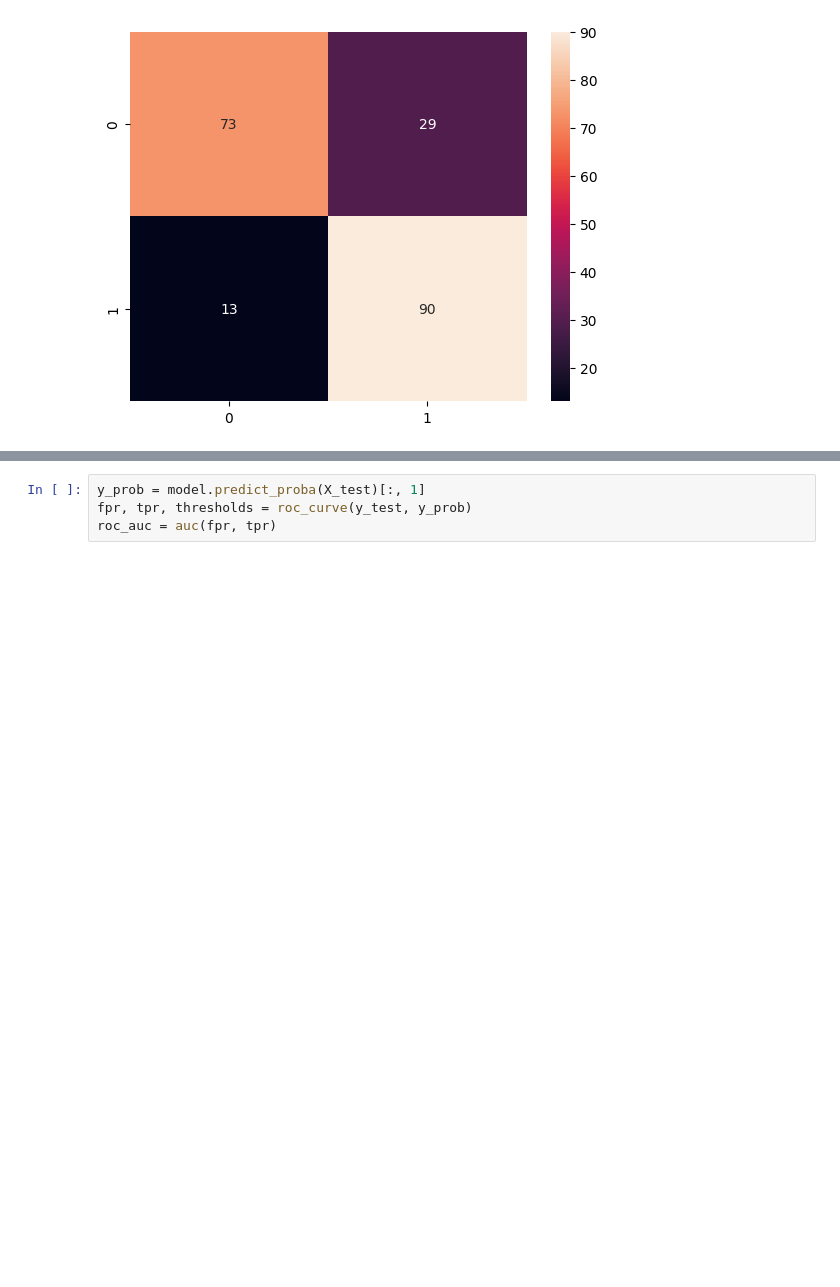
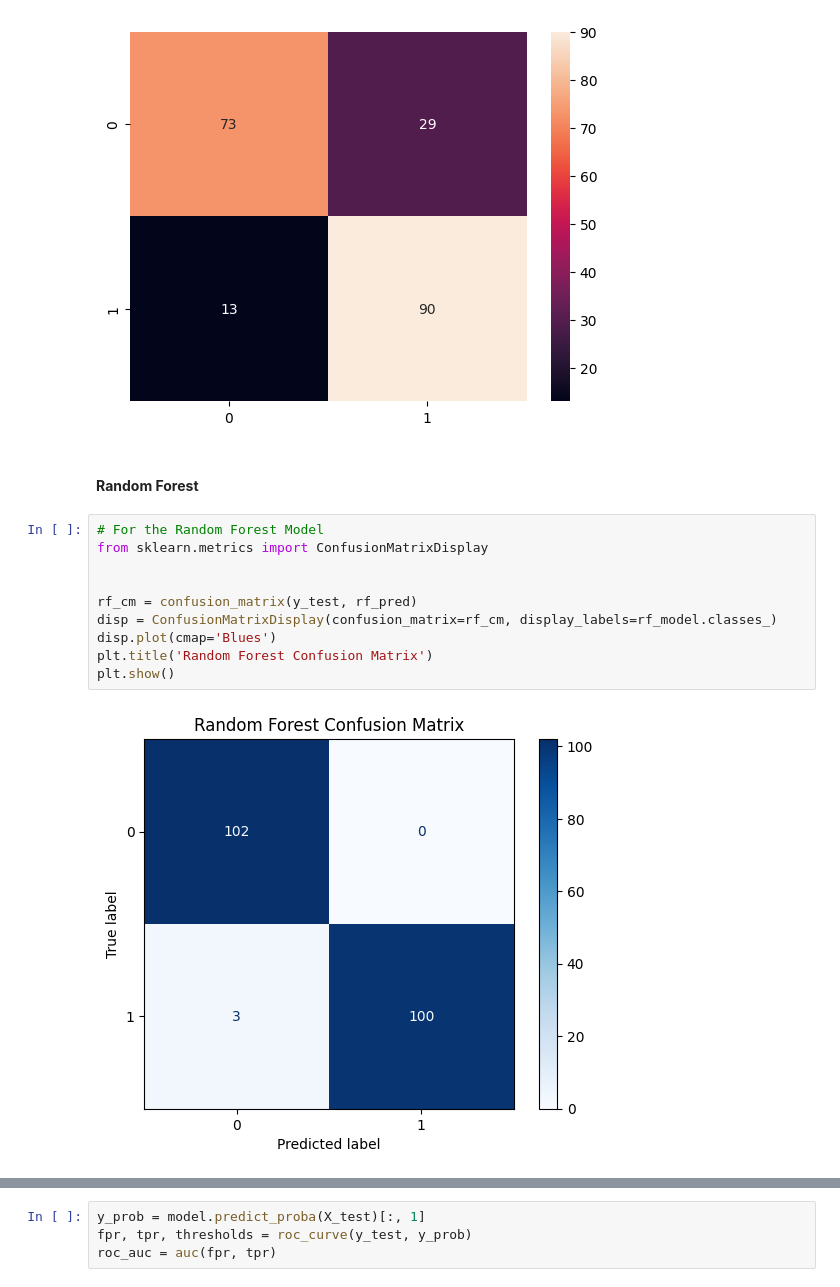
Before and after one commit to thevannyfiles/predicting-heart-disease, a Jupyter notebook: main.ipynb, the cells around one changed output, grey strips where cells are left out. Drawn from its saved outputs; the diff is of its cells as text; blank space fills up the shorter version.

```diff
--- a/main.ipynb
+++ b/main.ipynb
@@ -200,3 +185,17 @@ sns.heatmap(cm, annot=True)
 plt.show()
 # %% [output]
 [figure]
+# %% [markdown]
+#### **Random Forest**
+# %%
+# For the Random Forest Model
+from sklearn.metrics import ConfusionMatrixDisplay
+
+
+rf_cm = confusion_matrix(y_test, rf_pred)
+disp = ConfusionMatrixDisplay(confusion_matrix=rf_cm, display_labels=rf_model.classes_)
+disp.plot(cmap='Blues')
+plt.title('Random Forest Confusion Matrix')
+plt.show()
+# %% [output]
+[figure, added]
```
Also changed, not shown: parts of 5 cells of this notebook.
